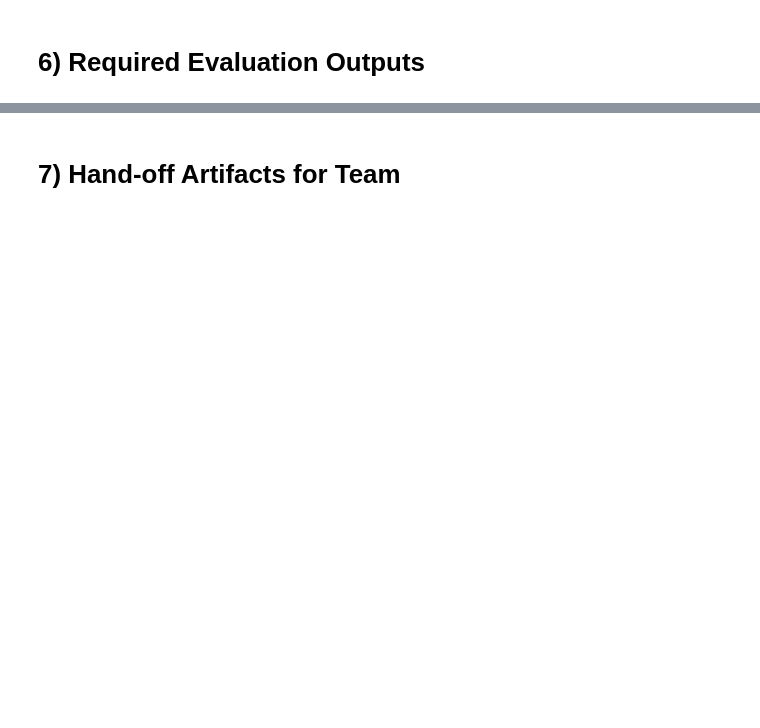
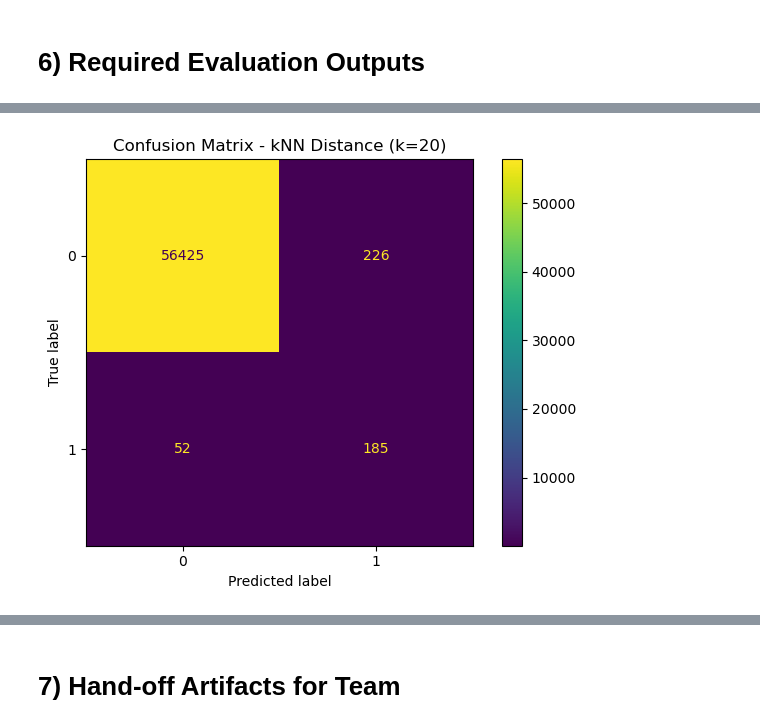
Before and after one commit to Basma-e/ECE447-Anomaly-Detection, a Jupyter notebook: notebooks/memberB/memberB_distance_thresholds.ipynb, the cells around one changed output, grey strips where cells are left out. Saved outputs shown, nothing was run; the diff lists cells and outputs as text; code cells hidden in the pictures; blank space fills up the shorter version.

Commit message:
done AD-07 AD-09 AD-10 AD-11 and AD-12 will do comparative results when eveyone is done

```diff
--- a/notebooks/memberB/memberB_distance_thresholds.ipynb
+++ b/notebooks/memberB/memberB_distance_thresholds.ipynb
@@ -28,0 +56,14 @@ ARTIFACT_PATH = '../artifacts/'
+# %%
+# Load processed data from Member A outputs
+from src.data_pipeline import load_and_split
+
+X_train, X_val, X_test, y_train, y_val, y_test, scaler = load_and_split("../../data/creditcard.csv")
+print("Shapes:")
+print("X_train:", X_train.shape)
+print("X_val:  ", X_val.shape)
+print("X_test: ", X_test.shape)
+
+print("\nClass counts:")
+print("y_train:", np.bincount(y_train))
+print("y_val:  ", np.bincount(y_val))
+print("y_test: ", np.bincount(y_test))
@@ -53,0 +417,79 @@ ARTIFACT_PATH = '../artifacts/'
+# %%
+# Confusion matrix at selected threshold
+# ROC, PR curves and AUCs
+
+test_scores = test_scores_by_k[best_k]
+y_test_pred = (test_scores >= selected_threshold).astype(int)
+
+test_precision = precision_score(y_test, y_test_pred, zero_division=0)
+test_recall = recall_score(y_test, y_test_pred, zero_division=0)
+test_f1 = f1_score(y_test, y_test_pred, zero_division=0)
+test_cm = confusion_matrix(y_test, y_test_pred)
+test_fpr = compute_fpr(y_test, y_test_pred)
+
+final_metrics_df = pd.DataFrame([{
+    "method": f"kNN-distance (k={best_k})",
+    "threshold": selected_threshold,
+    "precision": test_precision,
+    "recall": test_recall,
+    "f1": test_f1,
+    "fpr": test_fpr
+}])
+
+display(final_metrics_df)
+
+# Confusion matrix
+disp = ConfusionMatrixDisplay(confusion_matrix=test_cm)
+disp.plot()
+plt.title(f"Confusion Matrix - kNN Distance (k={best_k})")
+plt.tight_layout()
+plt.savefig(os.path.join(FIG_PATH, "knn_confusion_matrix.png"))
+plt.show()
+
+# ROC Curve:
+fpr_vals, tpr_vals, _ = roc_curve(y_test, test_scores)
+roc_auc = roc_auc_score(y_test, test_scores)
+
+plt.figure(figsize=(8, 6))
+plt.plot(fpr_vals, tpr_vals, label=f"ROC AUC = {roc_auc:.4f}")
+plt.plot([0, 1], [0, 1], linestyle="--")
+plt.xlabel("False Positive Rate")
+plt.ylabel("True Positive Rate")
+plt.title(f"ROC Curve - kNN Distance (k={best_k})")
+plt.legend()
+plt.grid(True)
+plt.tight_layout()
+plt.savefig(os.path.join(FIG_PATH, "knn_roc_curve.png"))
+plt.show()
+
+#PR Curve:
+precision_vals, recall_vals, _ = precision_recall_curve(y_test, test_scores)
+pr_auc = auc(recall_vals, precision_vals)
+
+plt.figure(figsize=(8, 6))
+plt.plot(recall_vals, precision_vals, label=f"PR AUC = {pr_auc:.4f}")
+plt.xlabel("Recall")
+plt.ylabel("Precision")
+plt.title(f"Precision-Recall Curve - kNN Distance (k={best_k})")
+plt.legend()
+plt.grid(True)
+plt.tight_layout()
+plt.savefig(os.path.join(FIG_PATH, "knn_pr_curve.png"))
+plt.show()
+
+# FPR vs threshold plot
+plt.figure(figsize=(8, 6))
+plt.plot(val_results["percentile"], val_results["fpr"], label="FPR")
+plt.axvline(selected_percentile, linestyle="--", label="Selected percentile")
+plt.xlabel("Threshold Percentile")
+plt.ylabel("False Positive Rate")
+plt.title(f"FPR vs Threshold - kNN Distance (k={best_k})")
+plt.legend()
+plt.grid(True)
+plt.tight_layout()
+plt.savefig(os.path.join(FIG_PATH, "knn_fpr_vs_threshold.png"))
+plt.show()
+
+# DBSCAN
+display(dbscan_results_df)
+# %% [output]
@@ -53,0 +498 @@ ARTIFACT_PATH = '../artifacts/'
+[figure, added]
```
Also changed, not shown: parts of 25 cells of this notebook, 6 other files.
